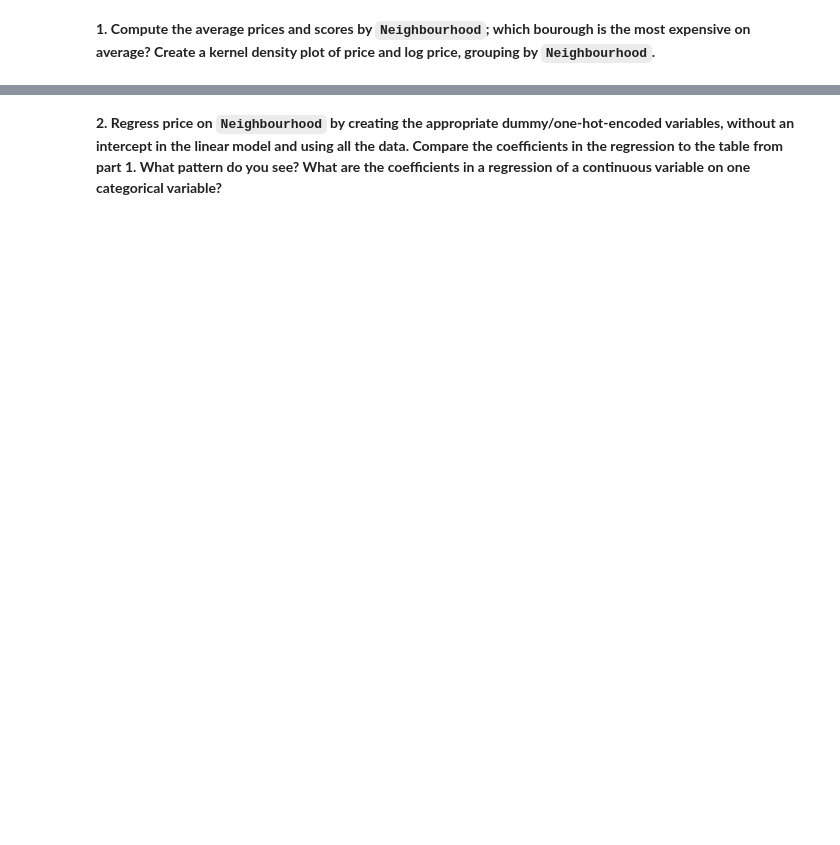
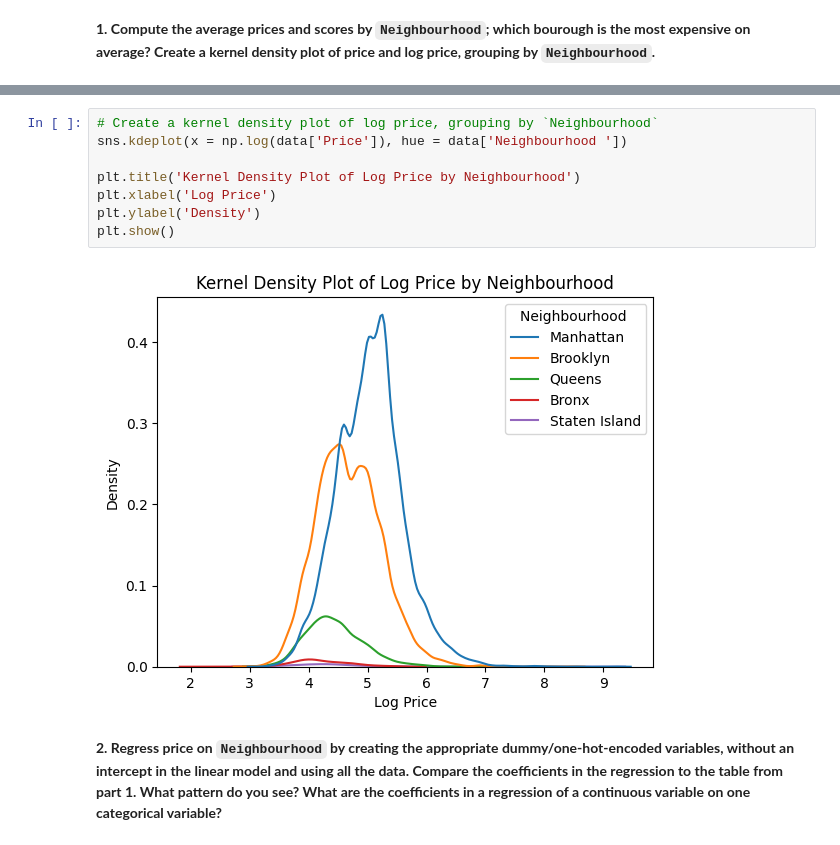
Before and after one commit to kweuj7fh/DS3001-Linear_Regression, a Jupyter notebook: Assignment: Linear Regression.ipynb, the cells around one changed output, grey strips where cells are left out. Drawn from its saved outputs; the diff is of its cells as text; blank space fills up the shorter version.

```diff
--- a/Assignment: Linear Regression.ipynb
+++ b/Assignment: Linear Regression.ipynb
@@ -47,2 +108,12 @@ Load `./data/Q1_clean.csv`. The data include
+# %%
+# Create a kernel density plot of log price, grouping by `Neighbourhood`
+sns.kdeplot(x = np.log(data['Price']), hue = data['Neighbourhood '])
+
+plt.title('Kernel Density Plot of Log Price by Neighbourhood')
+plt.xlabel('Log Price')
+plt.ylabel('Density')
+plt.show()
+# %% [output]
+[figure, added]
 # %% [markdown]
 **2. Regress price on `Neighbourhood` by creating the appropriate dummy/one-hot-encoded variables, without an intercept in the linear model and using all the data. Compare the coefficients in the regression to the table from part 1. What pattern do you see? What are the coefficients in a regression of a continuous variable on one categorical variable?**
```
Also changed, not shown: parts of 18 cells of this notebook.
